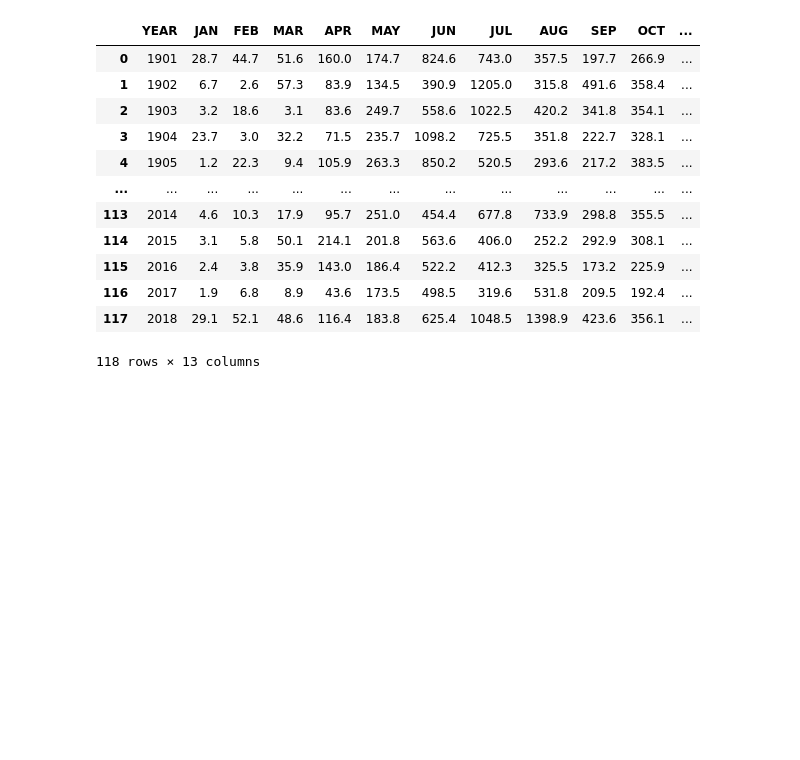
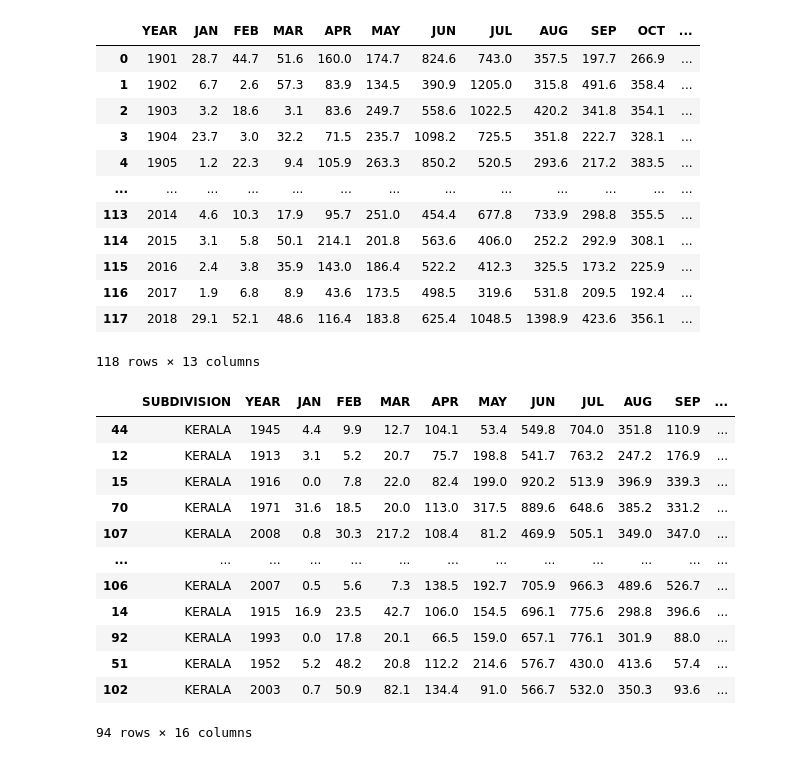
Before and after one commit to Mbishu2002/DISTRA, a Jupyter notebook: models/DISTRA.ipynb, the cells around one changed output. Drawn from its saved outputs; the diff is of its cells as text; code cells hidden in the pictures; blank space fills up the shorter version.

Commit message:
update flooddataset

```diff
--- a/models/DISTRA.ipynb
+++ b/models/DISTRA.ipynb
@@ -10,5 +8,5 @@ ModuleNotFoundError: No module named 'torchvision'
 # %%
-flood_data = pd.read_csv("C:/Users/PC/Desktop/DISTRA/datasets/local_datasets/flood_dataset/kerala.csv")
+flood_data = pd.read_csv("/content/datasets/kerala.csv")
 flood_data['FLOODS'].replace(['YES','NO'],[1,0],inplace=True)
 flood_data
 # %% [output]
@@ -69,7 +67,22 @@ class FloodDataset(Dataset):
         return data_tensor, label_tensor
 # %%
 from sklearn.model_selection import train_test_split
-training_data, test_data = train_test_split(floo_data, test_size= 0.2, random_state=42)
+training_data, test_data = train_test_split(flood_data, test_size= 0.2, random_state=42)
+training_data
+# %% [output]
+|  | SUBDIVISION | YEAR | JAN | FEB | MAR | APR | MAY | JUN | JUL | AUG | SEP | ... |
+| 44 | KERALA | 1945 | 4.4 | 9.9 | 12.7 | 104.1 | 53.4 | 549.8 | 704.0 | 351.8 | 110.9 | ... |
+| 12 | KERALA | 1913 | 3.1 | 5.2 | 20.7 | 75.7 | 198.8 | 541.7 | 763.2 | 247.2 | 176.9 | ... |
+| 15 | KERALA | 1916 | 0.0 | 7.8 | 22.0 | 82.4 | 199.0 | 920.2 | 513.9 | 396.9 | 339.3 | ... |
+| 70 | KERALA | 1971 | 31.6 | 18.5 | 20.0 | 113.0 | 317.5 | 889.6 | 648.6 | 385.2 | 331.2 | ... |
+| 107 | KERALA | 2008 | 0.8 | 30.3 | 217.2 | 108.4 | 81.2 | 469.9 | 505.1 | 349.0 | 347.0 | ... |
+| ... | ... | ... | ... | ... | ... | ... | ... | ... | ... | ... | ... | ... |
+| 106 | KERALA | 2007 | 0.5 | 5.6 | 7.3 | 138.5 | 192.7 | 705.9 | 966.3 | 489.6 | 526.7 | ... |
+| 14 | KERALA | 1915 | 16.9 | 23.5 | 42.7 | 106.0 | 154.5 | 696.1 | 775.6 | 298.8 | 396.6 | ... |
+| 92 | KERALA | 1993 | 0.0 | 17.8 | 20.1 | 66.5 | 159.0 | 657.1 | 776.1 | 301.9 | 88.0 | ... |
+| 51 | KERALA | 1952 | 5.2 | 48.2 | 20.8 | 112.2 | 214.6 | 576.7 | 430.0 | 413.6 | 57.4 | ... |
+| 102 | KERALA | 2003 | 0.7 | 50.9 | 82.1 | 134.4 | 91.0 | 566.7 | 532.0 | 350.3 | 93.6 | ... |
+94 rows × 16 columns
 # %%
 import torchvision.transforms as transforms
 from torchvision import datasets
```
Also changed, not shown: parts of 3 cells of this notebook.
